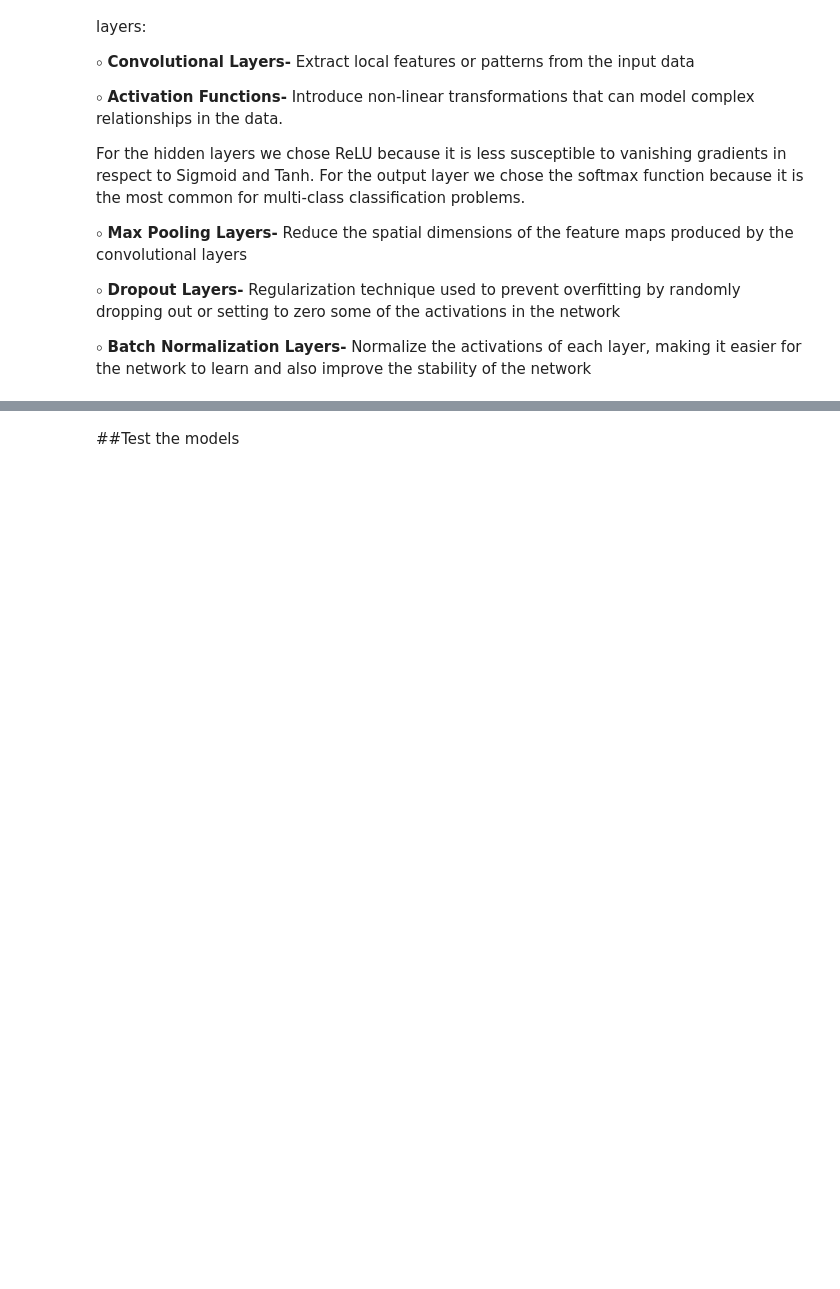
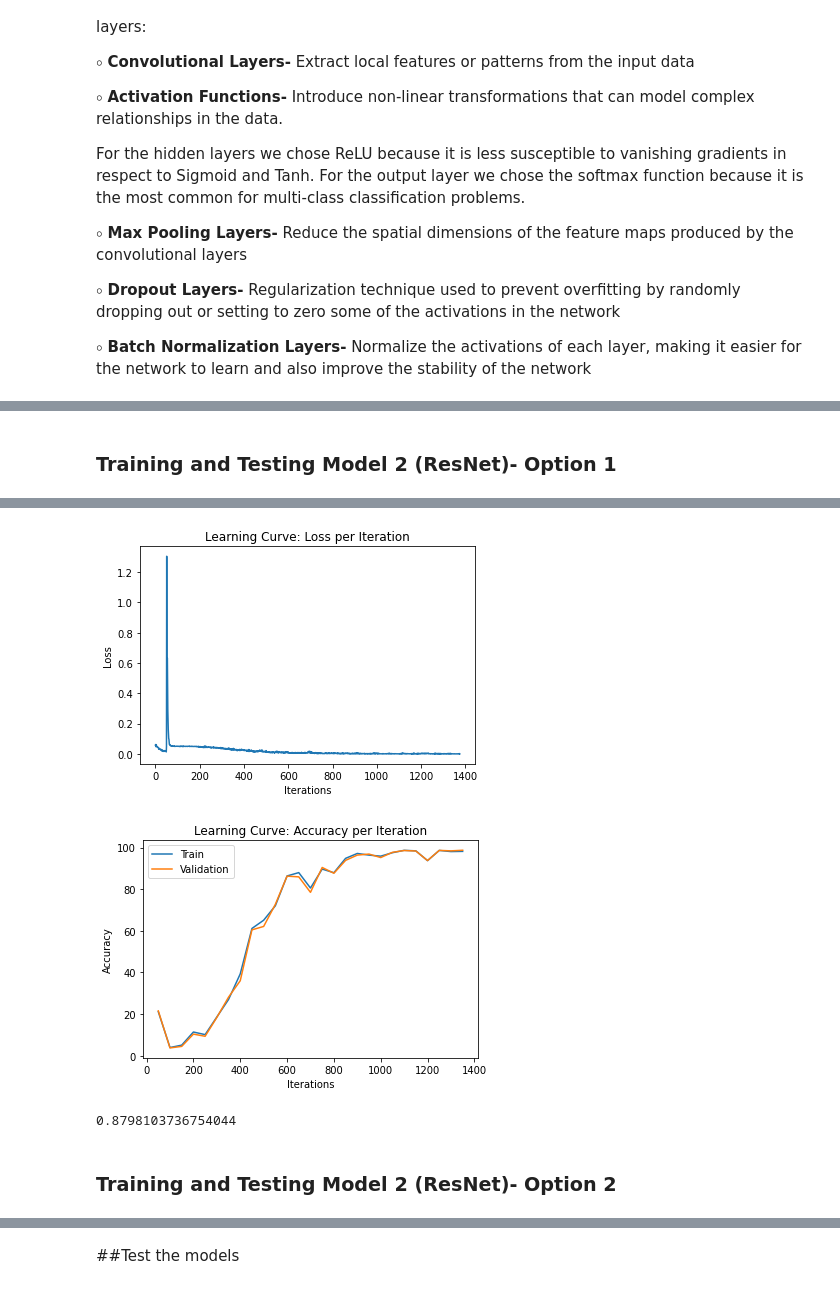
Before and after one commit to RonBartov/american-sign-language-image-classification, a Jupyter notebook: Final_Project_ASL_Classification.ipynb, the cells around one changed output, grey strips where cells are left out. Saved outputs shown, nothing was run; the diff lists cells and outputs as text; code cells hidden in the pictures; blank space fills up the shorter version.

```diff
--- a/Final_Project_ASL_Classification.ipynb
+++ b/Final_Project_ASL_Classification.ipynb
@@ -818,0 +870,5 @@ optimizer = torch.optim.Adam(model.parameters())
+# %% [markdown]
+### **Training and Testing Model 2 (ResNet)- Option 1**
+# %%
+# create the model's object
+model_res1 = ResNet(ResidualBlock, [3, 4, 6, 3])
@@ -818,0 +878,8 @@ optimizer = torch.optim.Adam(model.parameters())
+# %%
+# define optimizer and loss criterion
+criterion_res1 = F.nll_loss
+optimizer_res1 = torch.optim.Adam(model_res1.parameters())
+# %%
+# train model_res1
+train_model(df_train,df_val, model_res1, criterion_res1, optimizer_res1, num_epochs = 4, batch_size= 64)
+# %% [output]
@@ -818,0 +903,2 @@ optimizer = torch.optim.Adam(model.parameters())
+[figure, added]
+[figure, added]
@@ -818,0 +908,9 @@ optimizer = torch.optim.Adam(model.parameters())
+# %%
+# testing the model on the test data set
+test_loader_res1 = data_loader(df_test , 200 , shuffle = False)
+test_accuracy_res1 = test(model_res1, test_loader_res1)
+test_accuracy_res1
+# %% [output]
+0.8798103736754044
+# %% [markdown]
+### **Training and Testing Model 2 (ResNet)- Option 2**
```
Also changed, not shown: parts of 35 cells of this notebook.
